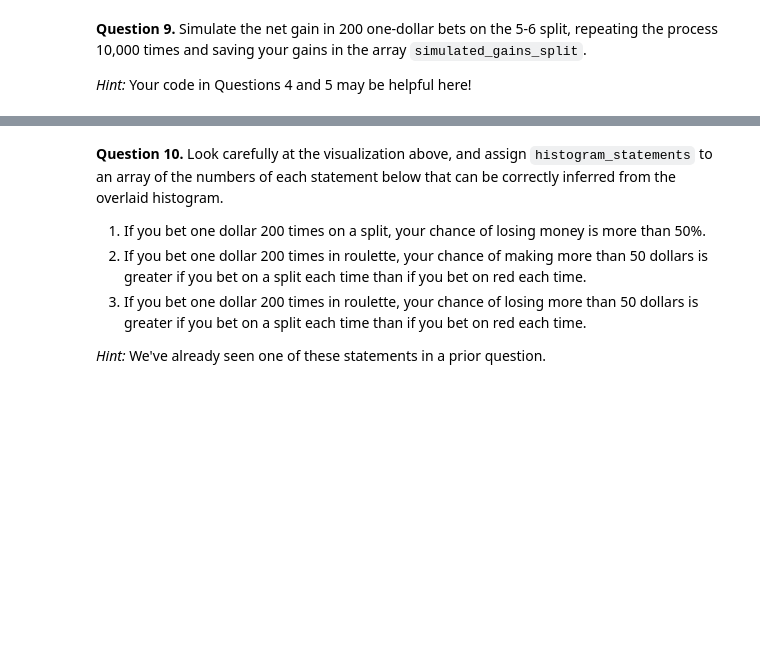
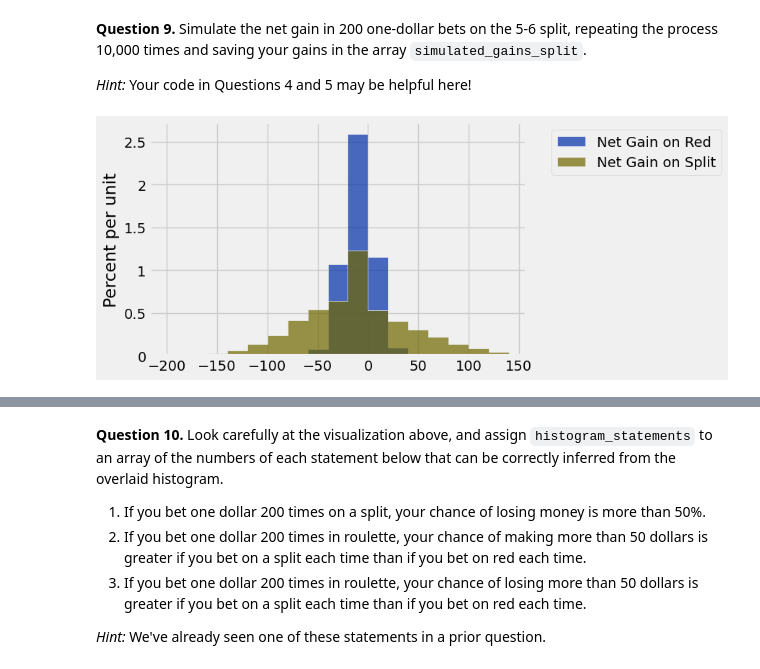
Before and after one commit to bwinterstein/Intro-Data, a Jupyter notebook: Homework/hw06.ipynb, the cells around one changed output, grey strips where cells are left out. Saved outputs shown, nothing was run; the diff lists cells and outputs as text; code cells hidden in the pictures; blank space fills up the shorter version.

```diff
--- a/Homework/hw06.ipynb
+++ b/Homework/hw06.ipynb
@@ -234,8 +234,11 @@ If betting on red doesn't seem like a good idea, maybe a gambler might want to t
 **Question 7.** Define a function `dollar_bet_on_split` that takes a pocket number and returns your gain in dollars if that pocket won and you had bet one dollar on the 5-6 split.
 
 *Hint:* Remember that the pockets are represented as strings.
-# %%
-def dollar_bet_on_split(...):
-    ...
+# %%
+def dollar_bet_on_split(result_number):
+    if result_number == "5" or result_number == "6":
+        return 17
+    else:
+        return -1
 # %%
 grader.check("q1_7")
@@ -249,6 +259,8 @@ print(dollar_bet_on_split('23'))
 # %% [markdown]
 **Question 8.** Add a column `Winnings: Split` to the `wheel` table. For each pocket, the column should contain your gain in dollars if that pocket won and you had bet one dollar on the 5-6 split.
 # %%
-split_winnings = ...
-wheel = ...
+split_winnings = wheel.apply(dollar_bet_on_split, "Pocket")
+wheel = wheel.with_column(
+    "Winnings: Split", split_winnings
+)
 wheel.show(5) # Do not change this line.
@@ -259,12 +281,23 @@ grader.check("q1_8")
 
 *Hint:* Your code in Questions 4 and 5 may be helpful here!
 # %%
-simulated_gains_split = ...
+def net_gain_split(number):
+    bets = wheel.sample(number)
 
-...
+    return sum(bets.column("Winnings: Split"))
+
+num_bets = 200
+repetitions = 10000
+simulated_gains_split = make_array()
+
+for i in np.arange(repetitions):
+    result = net_gain_split(num_bets)
+    simulated_gains_split= np.append(simulated_gains_split,result)
 
 # Do not change the two lines below
 gains = gains.with_columns('Net Gain on Split', simulated_gains_split)
 gains.hist(bins = np.arange(-200, 150, 20))
+# %% [output]
+[figure, added]
 # %%
 grader.check("q1_9")
```
Also changed, not shown: parts of 8 cells of this notebook, 1 other file.
